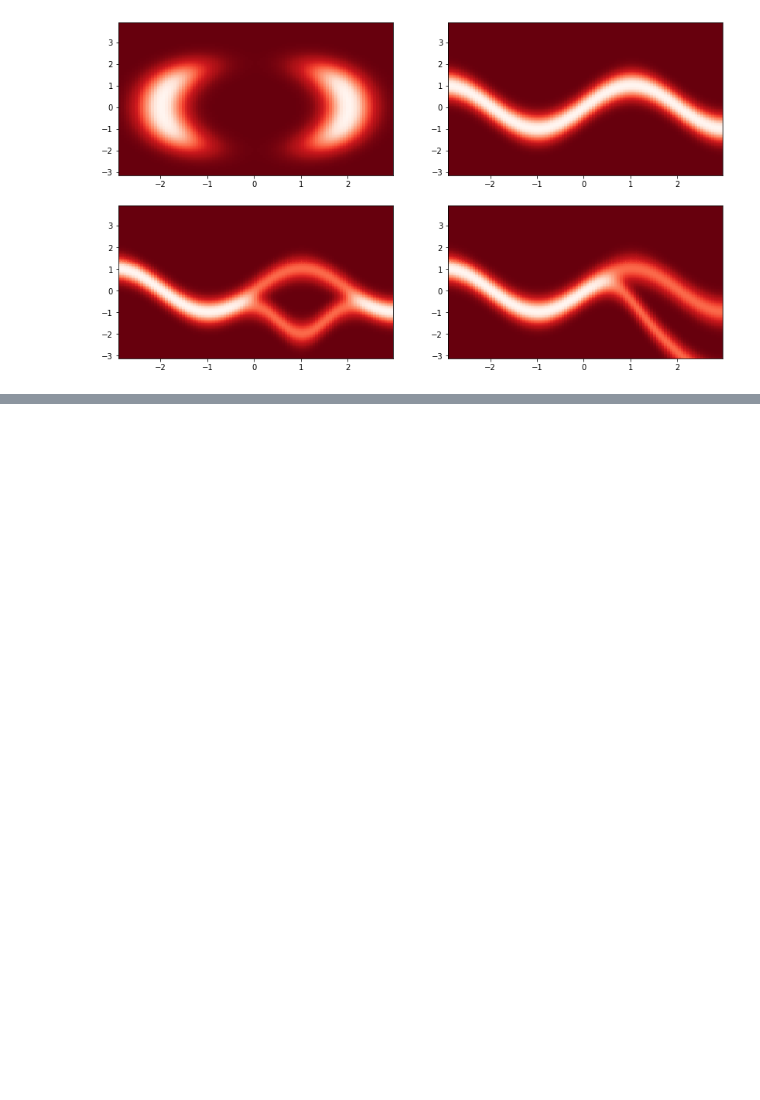
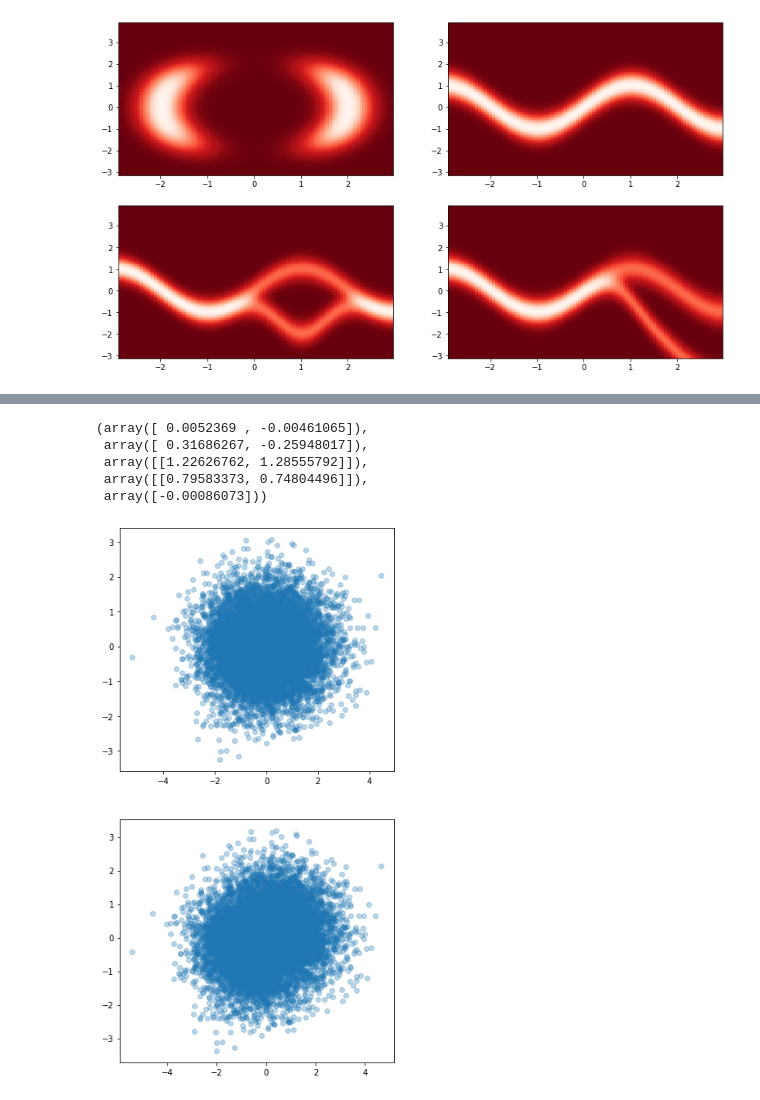
Before and after one commit to suton5/vi-normflows, a Jupyter notebook: Experimentation.ipynb, the cells around one changed output, grey strips where cells are left out. Drawn from its saved outputs; the diff is of its cells as text; code cells hidden in the pictures; blank space fills up the shorter version.

```diff
--- a/Experimentation.ipynb
+++ b/Experimentation.ipynb
@@ -430,0 +438,23 @@ array([[[ 0.        ,  0.        ],
+# %%
+def logq0(z):
+    '''0,1 Gaussian.'''
+    D = z.shape[0]
+    return -D/2 * np.log(2*np.pi) - 0.5*np.sum(z**2, axis=0)
+
+def hprime(x, h='tanh'):
+    if h=='tanh':
+        return 1/np.cosh(x)**2
+
+def logdet_jac(w, z, b):
+    return np.outer(w, hprime(np.matmul(w, z) + b))
+
+def logp_mine(z):
+    first = logq0(z)
+    middle = np.log(np.abs(1 + np.dot(np.array([-5.0, 0.0]), logdet_jac(np.array([-5.0, 0.0]), z, 0))))
+
+    return first - middle
+# %%
+dim_z=2
+num_samples=10000
+K=1
+params = optimise(logp_mine, dim_z, num_samples, K, 3000, 1e-4, True)
@@ -430,0 +479,26 @@ array([[[ 0.        ,  0.        ],
+# %%
+mu0, log_sigmadiag0, W,U,b = unpack_params(params)
+# %%
+mu0, log_sigmadiag0, W, U, b
+# %% [output]
+(array([ 0.0052369 , -0.00461065]),
+ array([ 0.31686267, -0.25948017]),
+ array([[1.22626762, 1.28555792]]),
+ array([[0.79583373, 0.74804496]]),
+ array([-0.00086073]))
+# %%
+Z = np.zeros((K+1, num_samples, dim_z))
+rs = npr.RandomState(0)
+z = rs.randn(num_samples, dim_z) * np.sqrt(np.exp(log_sigmadiag0)) + mu0
+Z[0] = z
+for k in range(K):
+    z = flows.planar_flow(z, W[k], U[k], b[k])
+    Z[k+1] = z
+# %%
+fig, ax = plt.subplots(K+1,1,figsize=(6,6*(K+1)))
+for i in range(K+1):
+    ax[i].scatter(Z[i, :, 0], Z[i, :, 1], alpha=0.3)
+
+plt.show()
+# %% [output]
+[figure, added]
```
Also changed, not shown: parts of 20 cells of this notebook, 2 other files.
